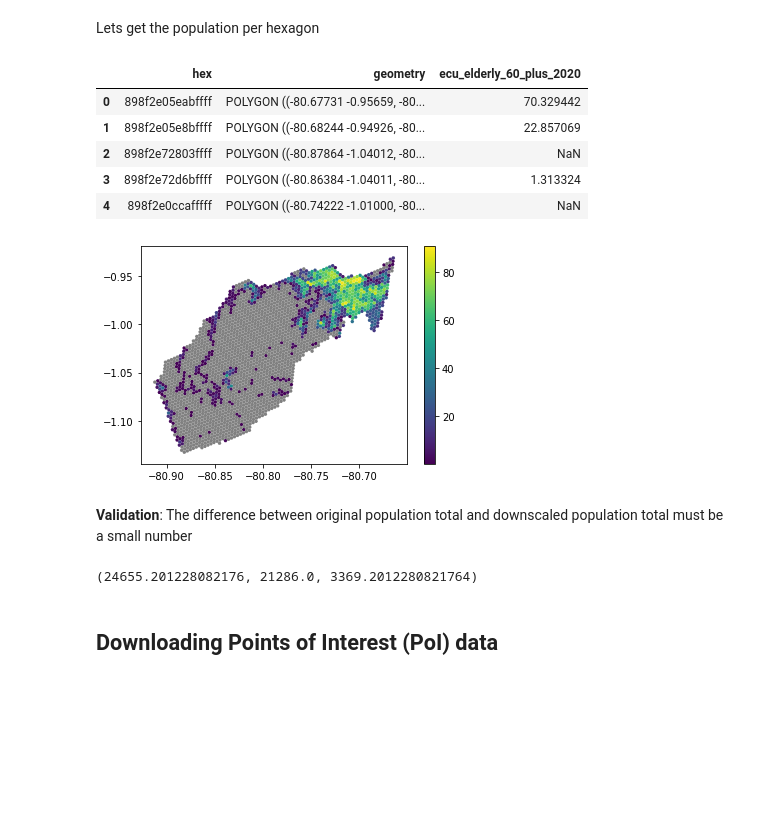
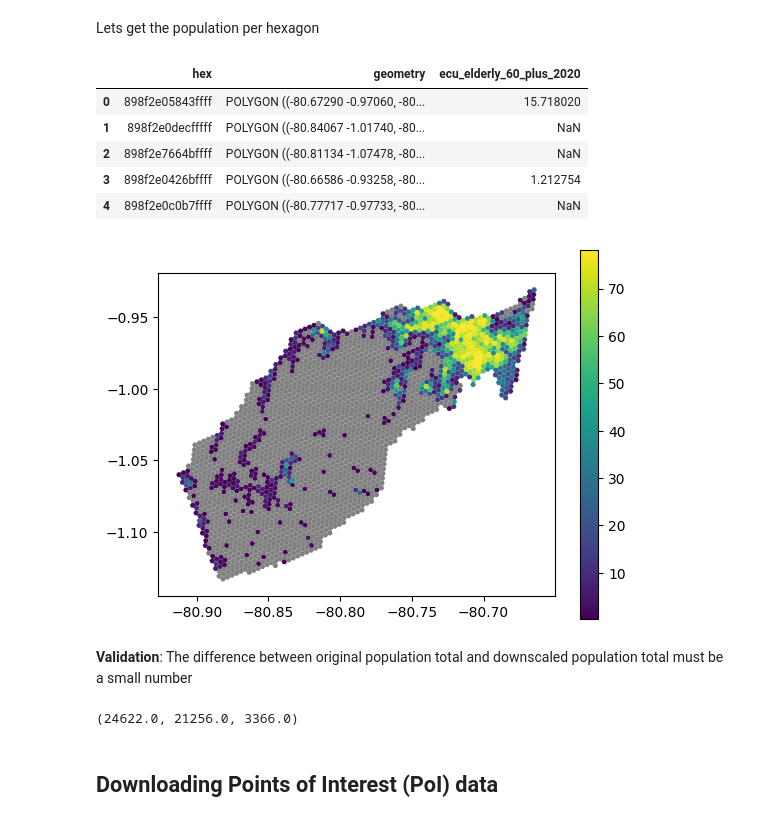
Before and after one commit to EL-BID/urbanpy, a Jupyter notebook: notebooks/Creating an interactive webapp.ipynb, the cells around one changed output. Cells and saved outputs as stored; diff of their text form; code cells hidden in the pictures; blank space fills up the shorter version.

```diff
--- a/notebooks/Creating an interactive webapp.ipynb
+++ b/notebooks/Creating an interactive webapp.ipynb
@@ -81,29 +93,33 @@ manta_elderly_pop.head()
 # %% [markdown]
 Lets get the population per hexagon
 # %%
-hex_manta_gdf = up.geom.merge_shape_hex(hex_manta, manta_elderly_pop, how='inner',
-    predicate='intersects', agg={'ecu_elderly_60_plus_2020': 'sum'})
+hex_manta_gdf = up.geom.merge_shape_hex(hex_manta, manta_elderly_pop,
+    agg={'ecu_elderly_60_plus_2020': 'sum'})
 # %%
 hex_manta_gdf.head()
 # %% [output]
 |  | hex | geometry | ecu_elderly_60_plus_2020 |
-| 0 | 898f2e05eabffff | POLYGON ((-80.67731 -0.95659, -80... | 70.329442 |
-| 1 | 898f2e05e8bffff | POLYGON ((-80.68244 -0.94926, -80... | 22.857069 |
-| 2 | 898f2e72803ffff | POLYGON ((-80.87864 -1.04012, -80... | NaN |
-| 3 | 898f2e72d6bffff | POLYGON ((-80.86384 -1.04011, -80... | 1.313324 |
-| 4 | 898f2e0ccafffff | POLYGON ((-80.74222 -1.01000, -80... | NaN |
+| 0 | 898f2e05843ffff | POLYGON ((-80.67290 -0.97060, -80... | 15.718020 |
+| 1 | 898f2e0decfffff | POLYGON ((-80.84067 -1.01740, -80... | NaN |
+| 2 | 898f2e7664bffff | POLYGON ((-80.81134 -1.07478, -80... | NaN |
+| 3 | 898f2e0426bffff | POLYGON ((-80.66586 -0.93258, -80... | 1.212754 |
+| 4 | 898f2e0c0b7ffff | POLYGON ((-80.77717 -0.97733, -80... | NaN |
 # %%
-hex_manta_gdf.plot(column='ecu_elderly_60_plus_2020', legend=True, missing_kwds={'color': 'grey'})
+hex_manta_gdf.plot(column='ecu_elderly_60_plus_2020', legend=True,
+    missing_kwds={'color': 'grey'})
 plt.show()
 # %% [output]
-[figure, old version]
+[figure, new version]
 # %% [markdown]
 **Validation**: The difference between original population total and downscaled population total must be a small number
 # %%
-(manta_elderly_pop['ecu_elderly_60_plus_2020'].sum(), hex_manta_gdf['ecu_elderly_60_plus_2020'].round(0).sum(),
- manta_elderly_pop['ecu_elderly_60_plus_2020'].sum() - hex_manta_gdf['ecu_elderly_60_plus_2020'].round(0).sum())
+diff = manta_elderly_pop['ecu_elderly_60_plus_2020'].sum() - hex_manta_gdf['ecu_elderly_60_plus_2020'].sum()
+
+(manta_elderly_pop['ecu_elderly_60_plus_2020'].sum().round(0),
+ hex_manta_gdf['ecu_elderly_60_plus_2020'].sum().round(0),
+ diff.round(0))
 # %% [output]
-(24655.201228082176, 21286.0, 3369.2012280821764)
+(24622.0, 21256.0, 3366.0)
 # %% [markdown]
 ## Downloading Points of Interest (PoI) data
 # %% [markdown]
```
Also changed, not shown: parts of 19 cells of this notebook.
